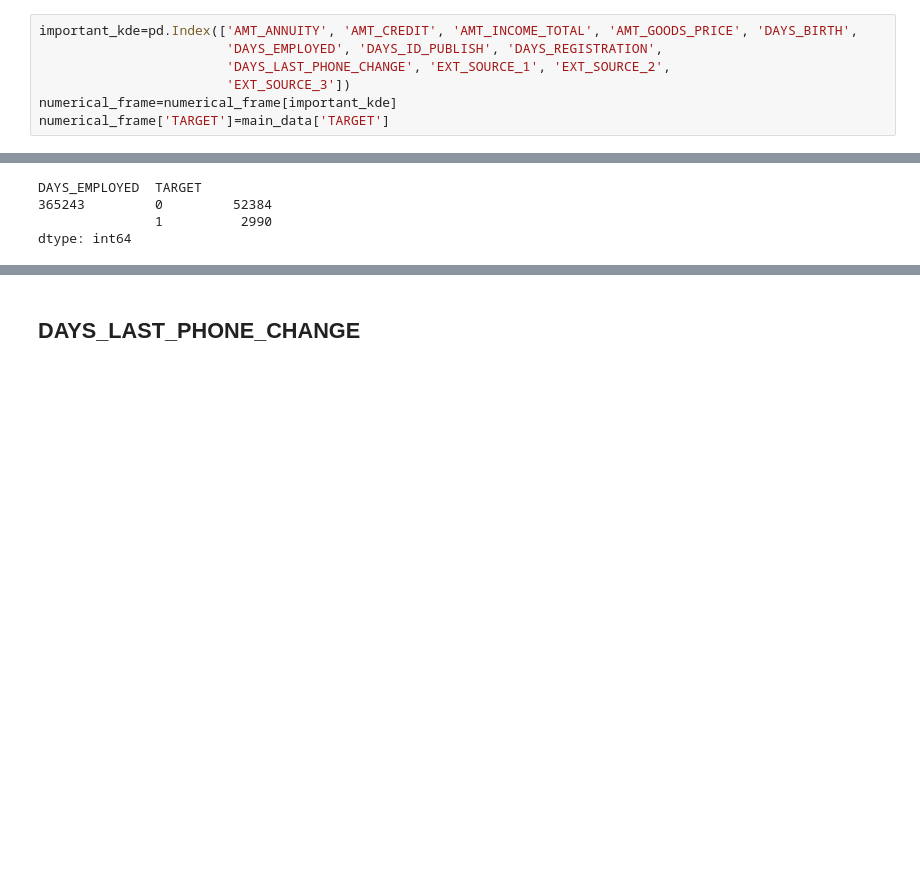
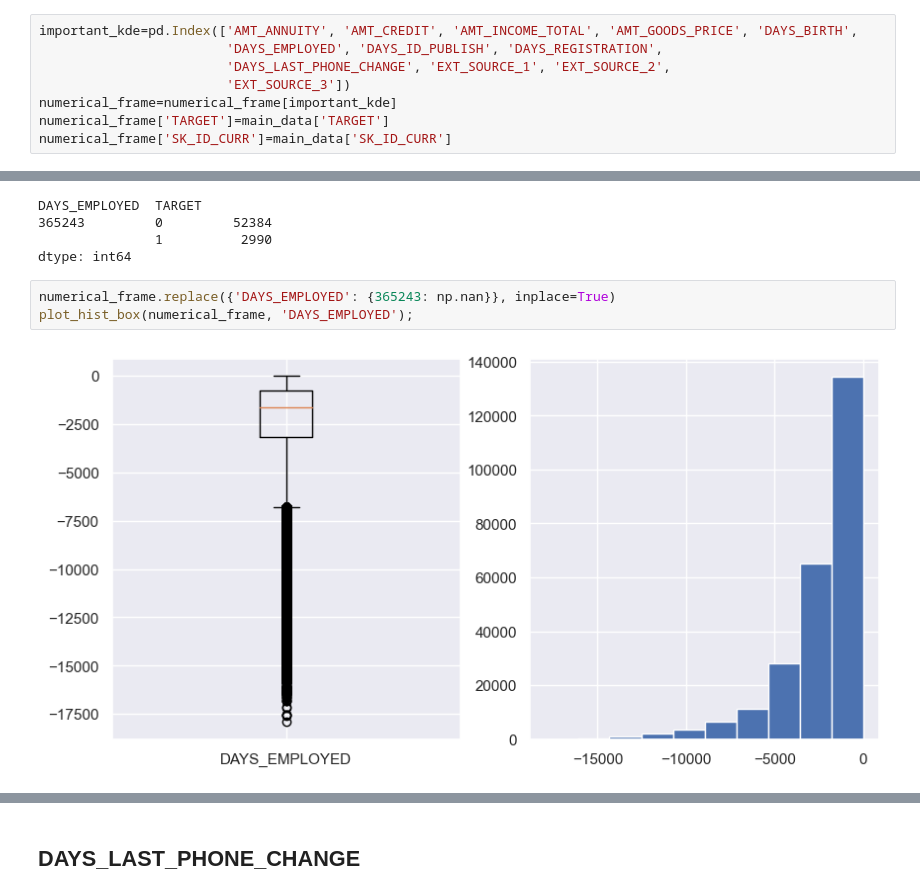
Before and after one commit to seg-fault123/bdm_project, a Jupyter notebook: cleaning.ipynb, the cells around one changed output, grey strips where cells are left out. Drawn from its saved outputs; the diff is of its cells as text; blank space fills up the shorter version.

```diff
--- a/cleaning.ipynb
+++ b/cleaning.ipynb
@@ -118,6 +118,7 @@ important_kde=pd.Index(['AMT_ANNUITY', 'AMT_CREDIT', 'AMT_INCOME_TOTAL', 'AMT_GO
                         'EXT_SOURCE_3'])
 numerical_frame=numerical_frame[important_kde]
 numerical_frame['TARGET']=main_data['TARGET']
+numerical_frame['SK_ID_CURR']=main_data['SK_ID_CURR']
 # %%
 numerical_frame.isnull().sum()
 # %% [output]
@@ -531,3 +548,8 @@ DAYS_EMPLOYED  TARGET
 365243         0         52384
                1          2990
 dtype: int64
+# %%
+numerical_frame.replace({'DAYS_EMPLOYED': {365243: np.nan}}, inplace=True)
+plot_hist_box(numerical_frame, 'DAYS_EMPLOYED');
+# %% [output]
+[figure, added]
```
Also changed, not shown: parts of 104 cells of this notebook, 1 other file.
